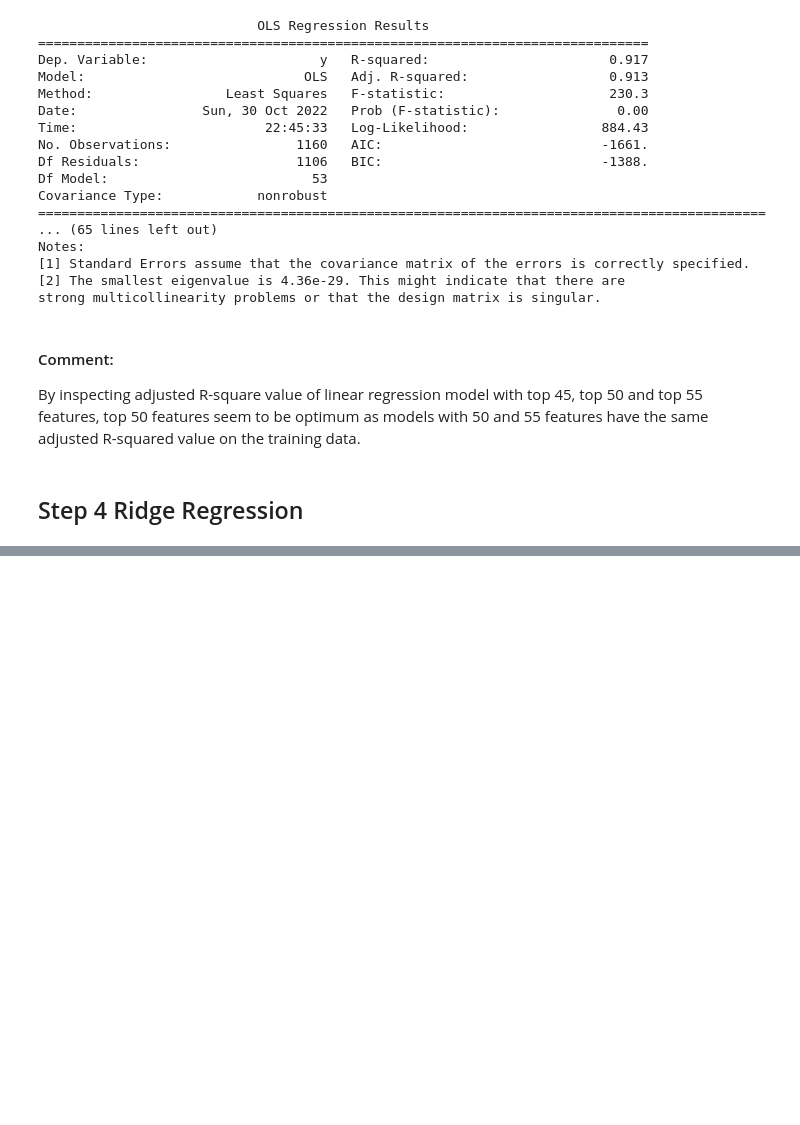
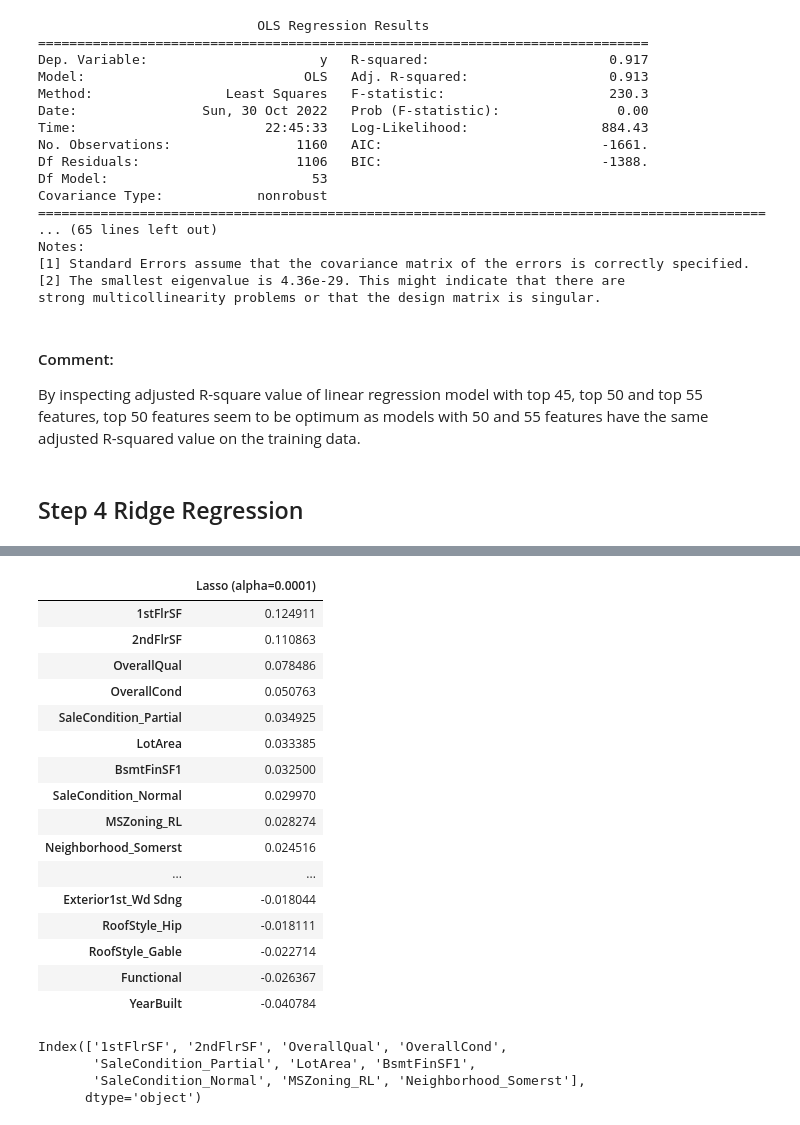
Before and after one commit to samrich76/Advanced-Regression-Assignment, a Jupyter notebook: Australian_market_Predict.ipynb, the cells around one changed output, grey strips where cells are left out. Cells and saved outputs as stored; diff of their text form; code cells hidden in the pictures; blank space fills up the shorter version.

```diff
--- a/Australian_market_Predict.ipynb
+++ b/Australian_market_Predict.ipynb
@@ -1009,0 +1088,29 @@ def build_model(X_train, y_train, X_test, params, model='ridge'):
+# %%
+# 50 features ordered by feature importance in Lasso Regression
+
+model_coefficients[['Lasso (alpha=0.0001)']].sort_values(by='Lasso (alpha=0.0001)', ascending=False)
+# %% [output]
+|  | Lasso (alpha=0.0001) |
+| 1stFlrSF | 0.124911 |
+| 2ndFlrSF | 0.110863 |
+| OverallQual | 0.078486 |
+| OverallCond | 0.050763 |
+| SaleCondition_Partial | 0.034925 |
+| LotArea | 0.033385 |
+| BsmtFinSF1 | 0.032500 |
+| SaleCondition_Normal | 0.029970 |
+| MSZoning_RL | 0.028274 |
+| Neighborhood_Somerst | 0.024516 |
+| ... | ... |
+| Exterior1st_Wd Sdng | -0.018044 |
+| RoofStyle_Hip | -0.018111 |
+| RoofStyle_Gable | -0.022714 |
+| Functional | -0.026367 |
+| YearBuilt | -0.040784 |
+# %%
+model_coefficients[['Lasso (alpha=0.0001)']].sort_values(by='Lasso (alpha=0.0001)', ascending=False).index[:10]
+# %% [output]
+Index(['1stFlrSF', '2ndFlrSF', 'OverallQual', 'OverallCond',
+       'SaleCondition_Partial', 'LotArea', 'BsmtFinSF1',
+       'SaleCondition_Normal', 'MSZoning_RL', 'Neighborhood_Somerst'],
+      dtype='object')
```
Also changed, not shown: parts of 16 cells of this notebook.
